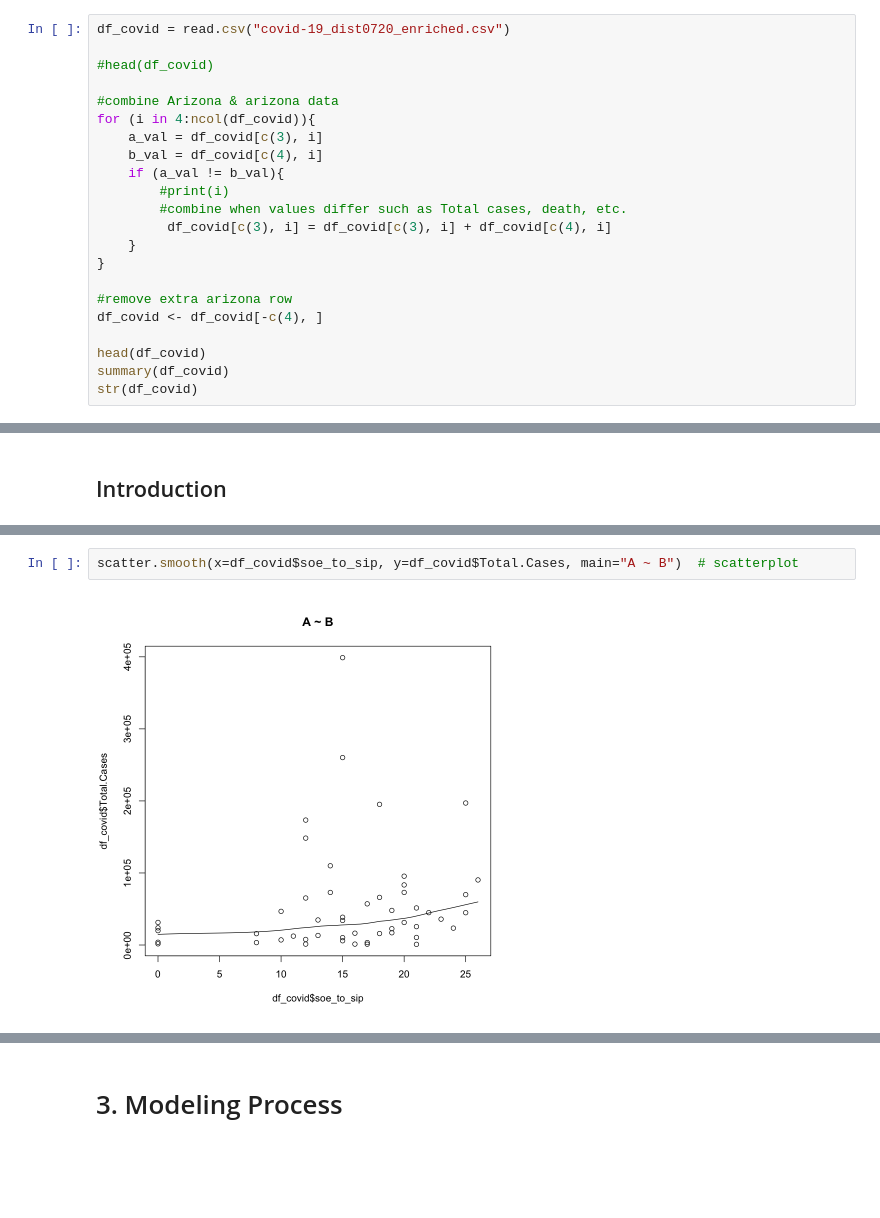
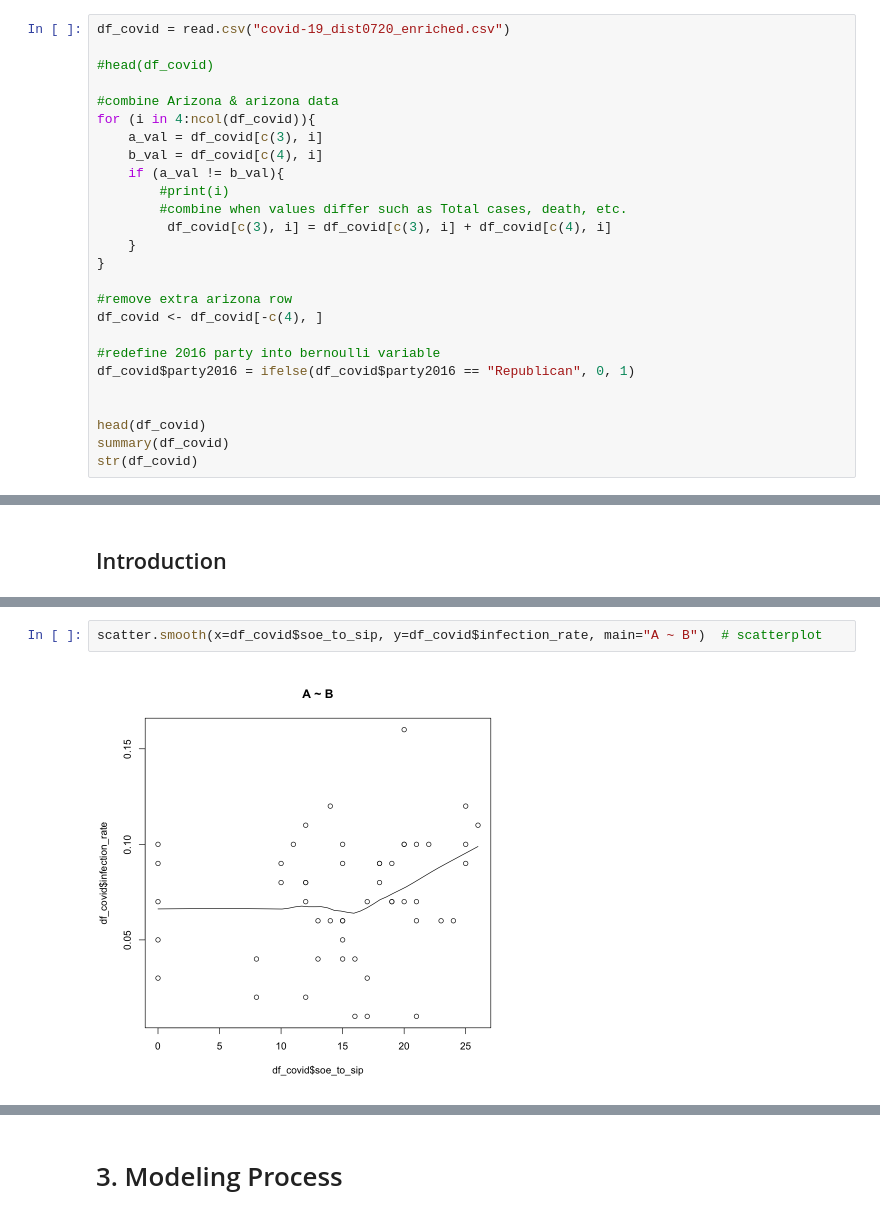
Before and after one commit to mfan86/mids-w203, a Jupyter notebook: lab3/draft_lab3_covid.ipynb, the cells around one changed output, grey strips where cells are left out. Drawn from its saved outputs; the diff is of its cells as text; blank space fills up the shorter version.

Commit message:
simplify model, switch to infection rate as the primary variable

```diff
--- a/lab3/draft_lab3_covid.ipynb
+++ b/lab3/draft_lab3_covid.ipynb
@@ -93,6 +81,10 @@ for (i in 4:ncol(df_covid)){
 #remove extra arizona row
 df_covid <- df_covid[-c(4), ]
 
+#redefine 2016 party into bernoulli variable
+df_covid$party2016 = ifelse(df_covid$party2016 == "Republican", 0, 1)
+
+
 head(df_covid)
 summary(df_covid)
 str(df_covid)
@@ -154,5 +141,5 @@ A data.frame: 6 × 39
 # %%
-scatter.smooth(x=df_covid$soe_to_sip, y=df_covid$Total.Cases, main="A ~ B")  # scatterplot
+scatter.smooth(x=df_covid$soe_to_sip, y=df_covid$infection_rate, main="A ~ B")  # scatterplot
 # %% [output]
-[figure, old version]
+[figure, new version]
 # %%
```
Also changed, not shown: parts of 5 cells of this notebook.
